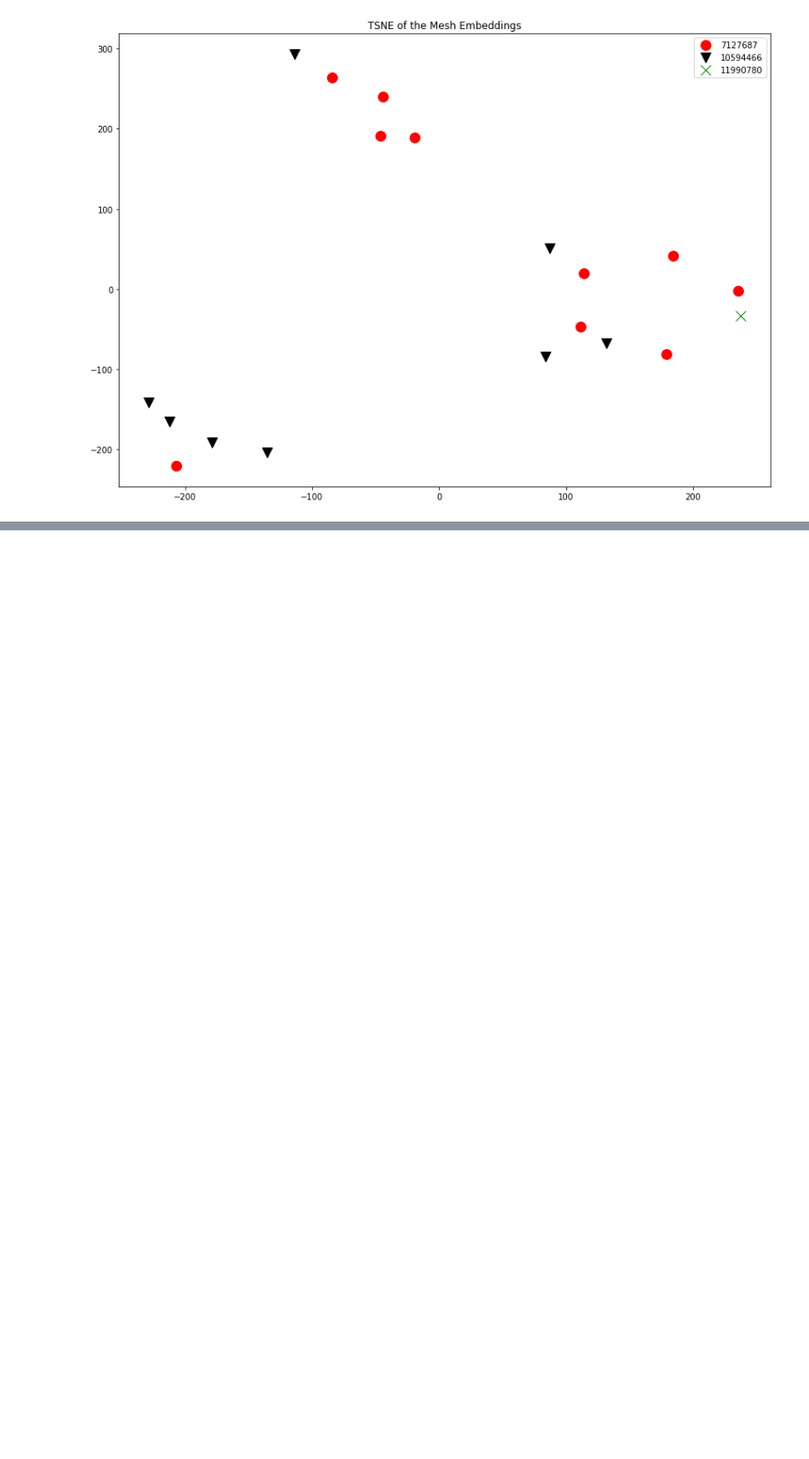
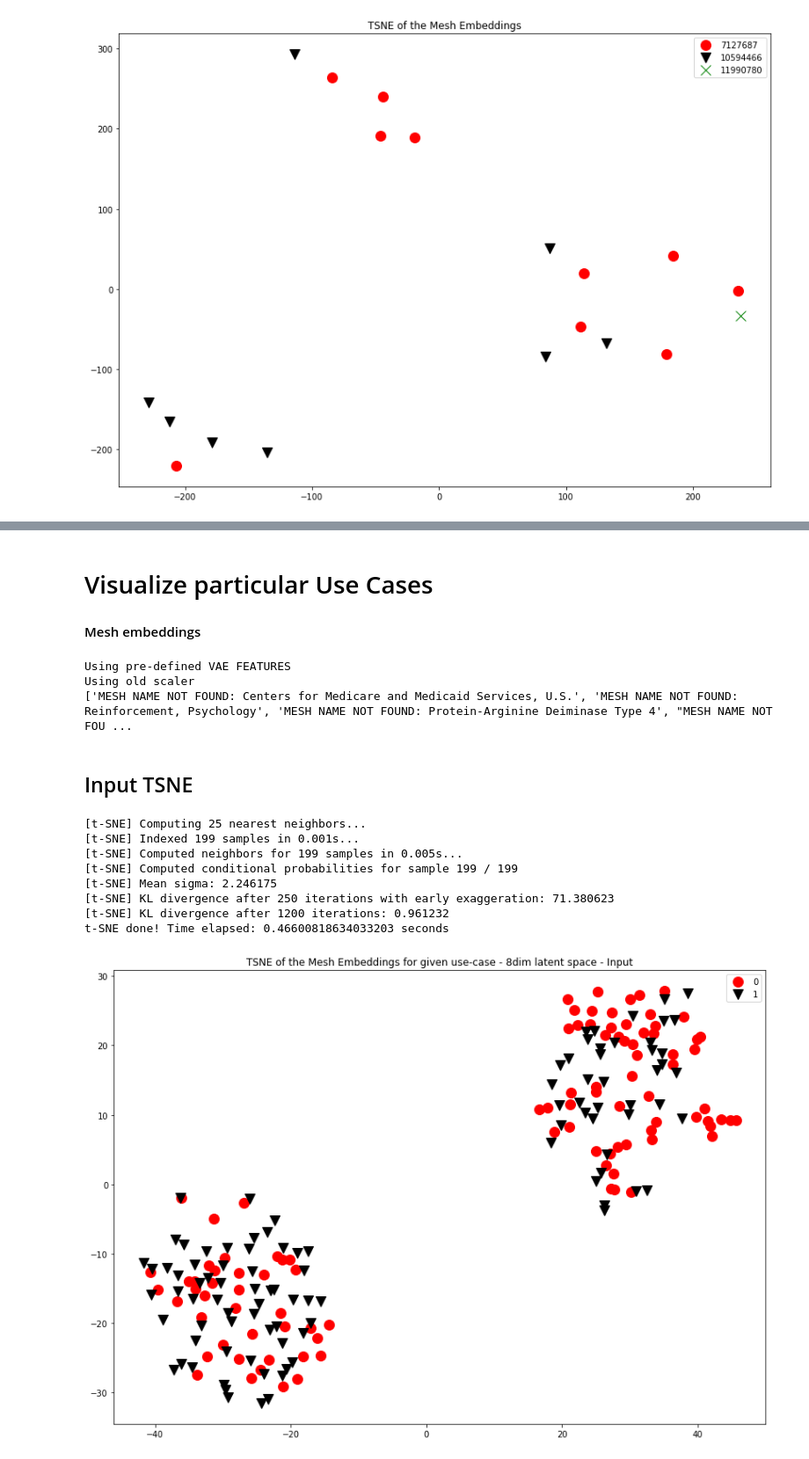
Before and after one commit to ShaulSolomon/academix-ydata-project-truncated, a Jupyter notebook: code/5_vae.ipynb, the cells around one changed output, grey strips where cells are left out. Shown at 88% size. Drawn from its saved outputs; the diff is of its cells as text; code cells hidden in the pictures; blank space fills up the shorter version.

```diff
--- a/code/5_vae.ipynb
+++ b/code/5_vae.ipynb
@@ -527,0 +561,65 @@ array([-0.27714178, -1.0017875 , -0.8660377 , -1.3950189 ,  0.31925023,
+# %% [markdown]
+# Visualize particular Use Cases
+#### Mesh embeddings
+# %%
+mesh_cases = pd.read_csv('./data/mesh_data/mesh_paper_groups_pmid.csv')
+typeA = mesh_cases['A']
+typeB = mesh_cases['B']
+df_a = pd.DataFrame((typeA,np.zeros((len(typeA),),dtype=int)),index=['pmid','class']).T
+df_b = pd.DataFrame((typeB,np.ones((len(typeB),),dtype=int)),index=['pmid','class']).T
+df_ab = pd.concat([df_a,df_b]).reset_index(drop=True)
+# %%
+df_ab.drop_duplicates(keep='first',inplace=True)
+# %%
+train_vae = train_set.__getvae__()
+df_group = df[df['pmid'].isin(df_ab.pmid)]
+labels = df_ab['class'].values
+
+group_run = ToyDS(df_group, df_group['last_author_name'].unique(),all_vae)
+data =  torch.from_numpy(group_run.features).to(device,dtype=torch.float32)
+optimizer.zero_grad()
+recon_batch, mu, logvar= model(data)
+bottle_neck = mu.cpu().detach().numpy()
+recon = recon_batch.cpu().detach().numpy()
+# %% [output]
+Using pre-defined VAE FEATURES
+Using old scaler
+['MESH NAME NOT FOUND: Centers for Medicare and Medicaid Services, U.S.', 'MESH NAME NOT FOUND: Reinforcement, Psychology', 'MESH NAME NOT FOUND: Protein-Arginine Deiminase Type 4', "MESH NAME NOT FOU ...
+# %% [markdown]
+## Input TSNE
+# %%
+time_start = time.time()
+tsne = TSNE(n_components=2, verbose=1, perplexity=8, n_iter=1200,random_state=42)
+tsne_results = tsne.fit_transform(group_run.features)
+print('t-SNE done! Time elapsed: {} seconds'.format(time.time()-time_start))
+
+df_subset=pd.DataFrame()
+df_subset['tsne-2d-one'] = tsne_results[:,0]
+df_subset['tsne-2d-two'] = tsne_results[:,1]
+df_subset['class'] = labels
+
+groups = df_subset.groupby('class')
+markers = ['o','v',"x"]
+colors = ["red","black","green"]
+# Plot
+fig, ax = plt.subplots(figsize=(14,10))
+
+ax.margins(0.05) # Optional, just adds 5% padding to the autoscaling
+for i, (name, group) in enumerate(groups):
+    ax.set_title("TSNE of the Mesh Embeddings for given use-case - 8dim latent space - Input")
+    ax.plot(group['tsne-2d-one'], group['tsne-2d-two'], marker=markers[i], linestyle='', ms=12, label=name, color=colors[i])
+ax.legend()
+plt.show()
+fig.tight_layout();
+
+# fig.savefig('code/img/TSNE_Plots/meshemb_2usecase100_8dimls_input_MSE.png', bbox_inches='tight')
+# %% [output]
+[t-SNE] Computing 25 nearest neighbors...
+[t-SNE] Indexed 199 samples in 0.001s...
+[t-SNE] Computed neighbors for 199 samples in 0.005s...
+[t-SNE] Computed conditional probabilities for sample 199 / 199
+[t-SNE] Mean sigma: 2.246175
+[t-SNE] KL divergence after 250 iterations with early exaggeration: 71.380623
+[t-SNE] KL divergence after 1200 iterations: 0.961232
+t-SNE done! Time elapsed: 0.46600818634033203 seconds
+[figure, added]
```
Also changed, not shown: parts of 38 cells of this notebook, 1 other file.
